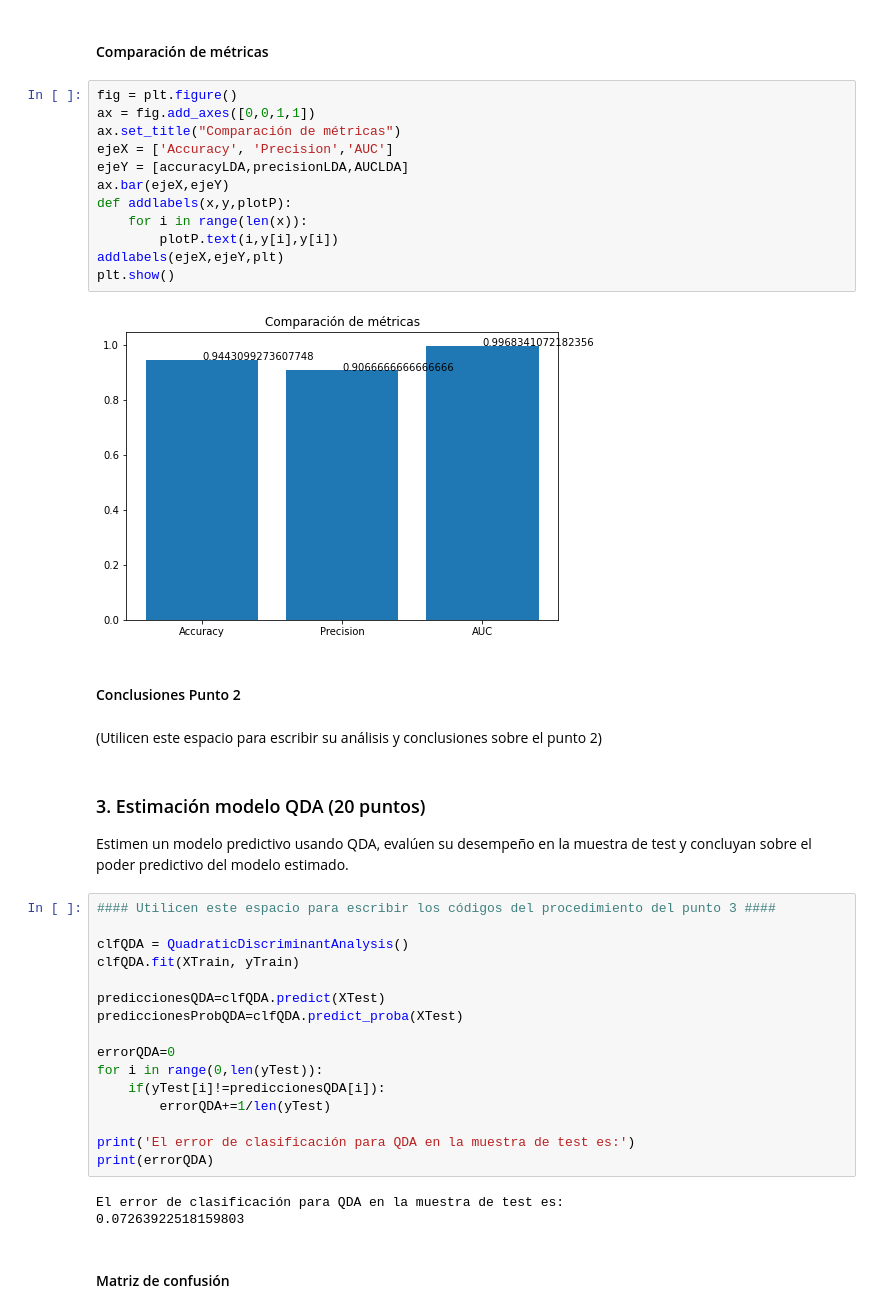
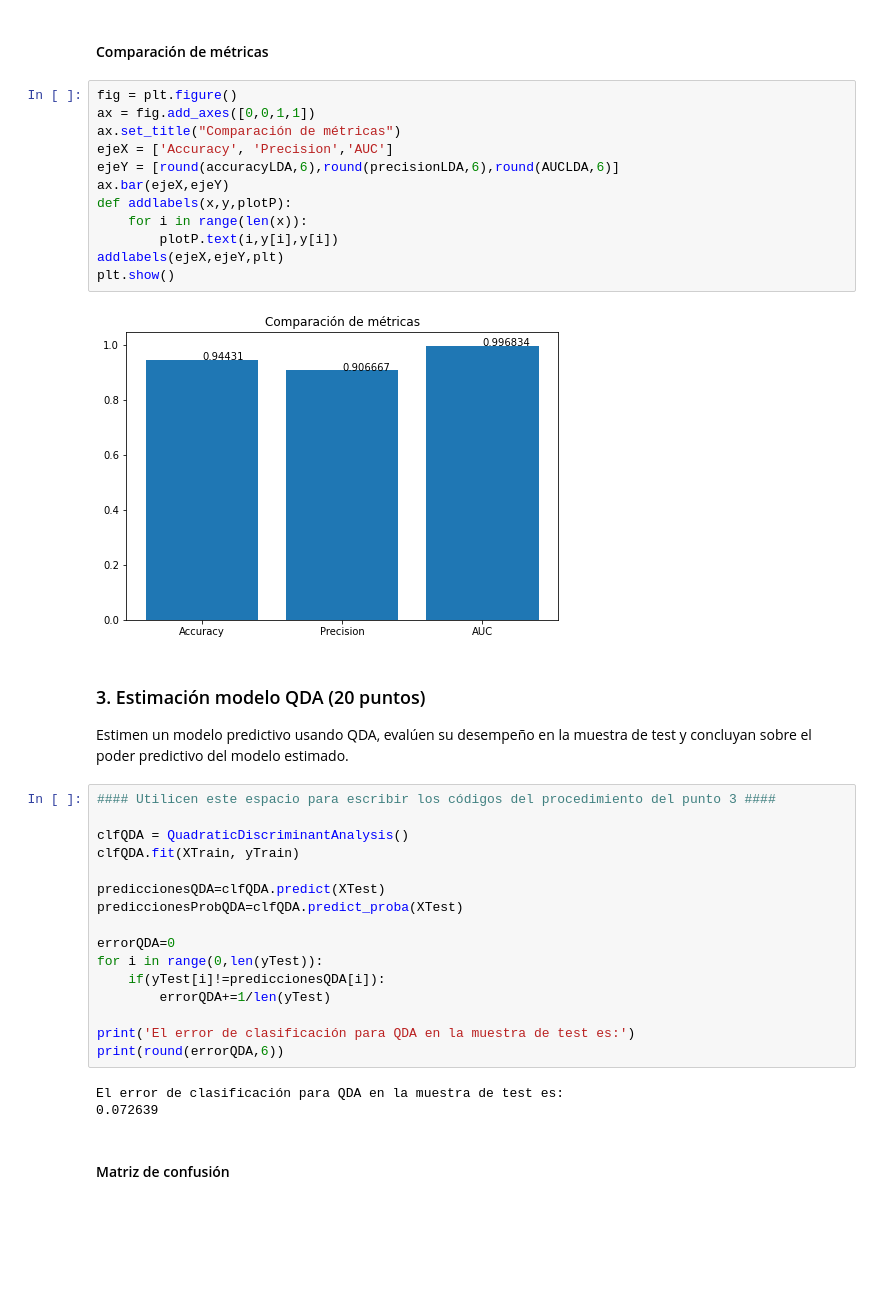
Before and after one commit to mpcortesr91/Intro_ML, a Jupyter notebook: Semana 3/Caso implementación de modelos de clasificación lineales.ipynb, the cells around one changed output. Saved outputs shown, nothing was run; the diff lists cells and outputs as text; blank space fills up the shorter version.

```diff
--- a/Semana 3/Caso implementación de modelos de clasificación lineales.ipynb
+++ b/Semana 3/Caso implementación de modelos de clasificación lineales.ipynb
@@ -215,21 +201,17 @@ plt.show()
 # %%
 fig = plt.figure()
 ax = fig.add_axes([0,0,1,1])
 ax.set_title("Comparación de métricas")
 ejeX = ['Accuracy', 'Precision','AUC']
-ejeY = [accuracyLDA,precisionLDA,AUCLDA]
+ejeY = [round(accuracyLDA,6),round(precisionLDA,6),round(AUCLDA,6)]
 ax.bar(ejeX,ejeY)
 def addlabels(x,y,plotP):
     for i in range(len(x)):
         plotP.text(i,y[i],y[i])
 addlabels(ejeX,ejeY,plt)
 plt.show()
 # %% [output]
-[figure, old version]
+[figure, new version]
-# %% [markdown]
-#### Conclusiones Punto 2
-# %% [markdown]
-(Utilicen este espacio para escribir su análisis y conclusiones sobre el punto 2)
 # %% [markdown]
 ### 3. Estimación modelo QDA (20 puntos)
 Estimen un modelo predictivo usando QDA, evalúen su desempeño en la muestra de test y concluyan sobre el poder predictivo del modelo estimado.
@@ -248,10 +230,10 @@ for i in range(0,len(yTest)):
         errorQDA+=1/len(yTest)
 
 print('El error de clasificación para QDA en la muestra de test es:')
-print(errorQDA)
+print(round(errorQDA,6))
 # %% [output]
 El error de clasificación para QDA en la muestra de test es:
-0.07263922518159803
+0.072639
 # %% [markdown]
 #### Matriz de confusión
 # %%
```
Also changed, not shown: parts of 29 cells of this notebook.
